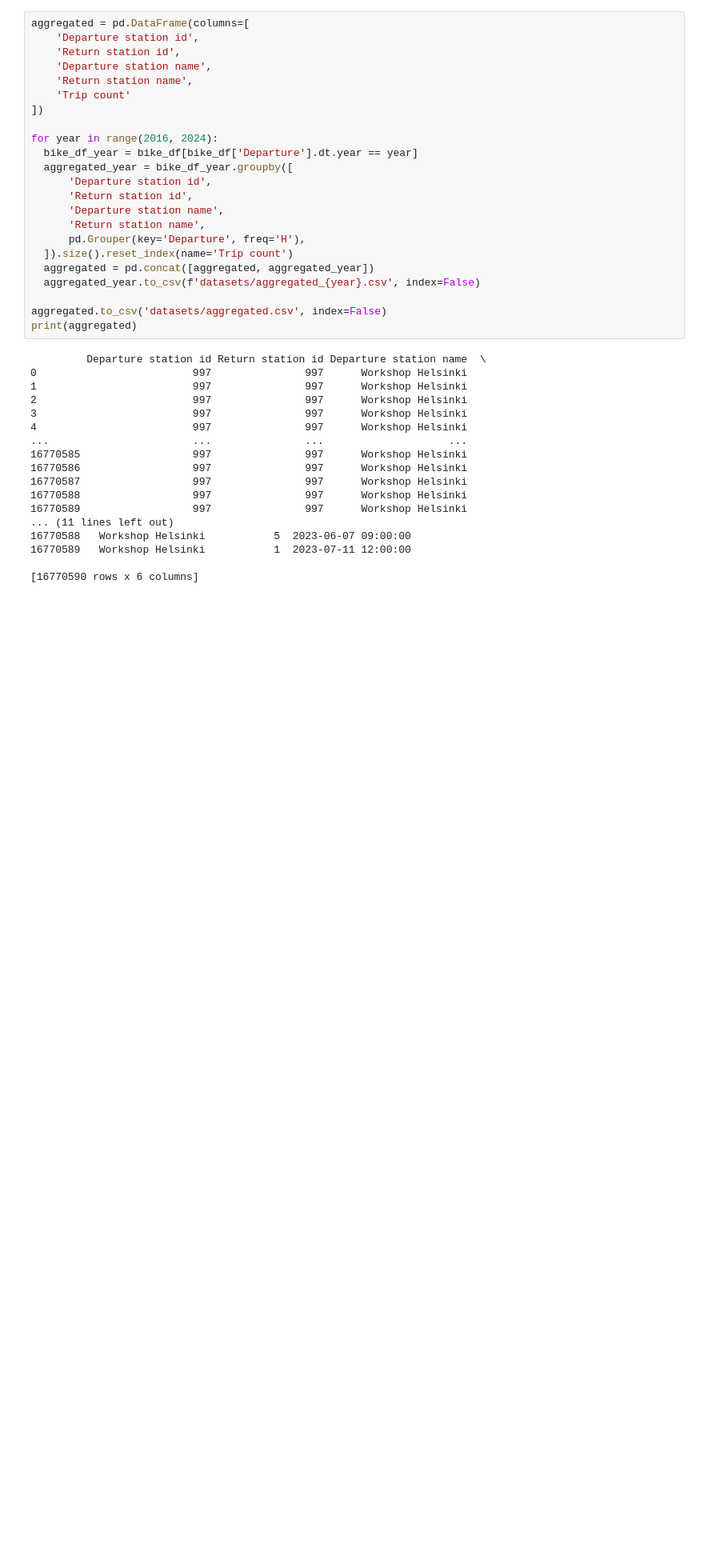
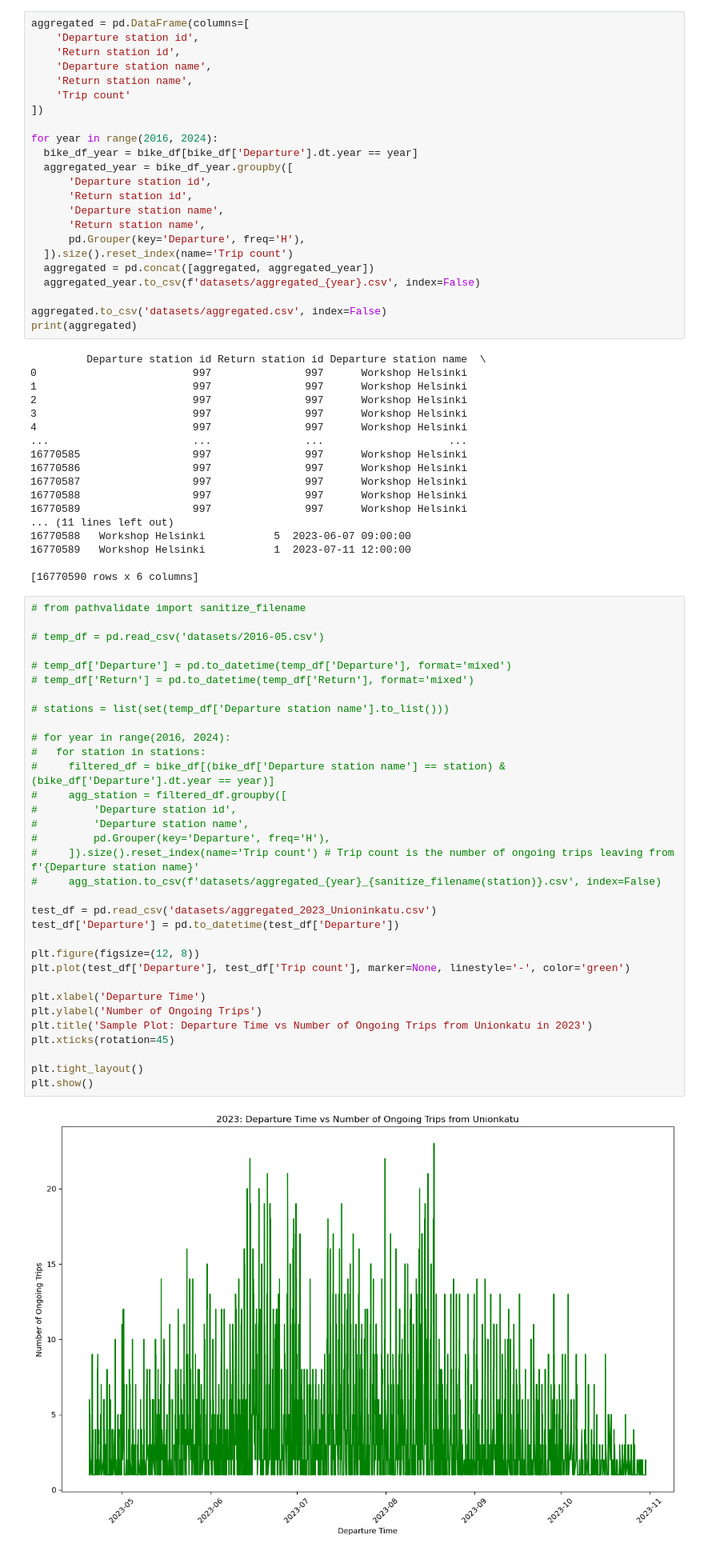
Before and after one commit to ElliotAtHelsinki/data-science-project, a Jupyter notebook: backend/main.ipynb, the cells around one changed output. Shown at 80% size. Cells and saved outputs as stored; diff of their text form; blank space fills up the shorter version.

```diff
--- a/backend/main.ipynb
+++ b/backend/main.ipynb
@@ -72,3 +73,38 @@ print(aggregated)
 16770589   Workshop Helsinki           1  2023-07-11 12:00:00
 
 [16770590 rows x 6 columns]
+# %%
+# from pathvalidate import sanitize_filename
+
+# temp_df = pd.read_csv('datasets/2016-05.csv')
+
+# temp_df['Departure'] = pd.to_datetime(temp_df['Departure'], format='mixed')
+# temp_df['Return'] = pd.to_datetime(temp_df['Return'], format='mixed')
+
+# stations = list(set(temp_df['Departure station name'].to_list()))
+
+# for year in range(2016, 2024):
+#   for station in stations:
+#     filtered_df = bike_df[(bike_df['Departure station name'] == station) & (bike_df['Departure'].dt.year == year)]
+#     agg_station = filtered_df.groupby([
+#         'Departure station id',
+#         'Departure station name',
+#         pd.Grouper(key='Departure', freq='H'),
+#     ]).size().reset_index(name='Trip count') # Trip count is the number of ongoing trips leaving from f'{Departure station name}'
+#     agg_station.to_csv(f'datasets/aggregated_{year}_{sanitize_filename(station)}.csv', index=False)
+
+test_df = pd.read_csv('datasets/aggregated_2023_Unioninkatu.csv')
+test_df['Departure'] = pd.to_datetime(test_df['Departure'])
+
+plt.figure(figsize=(12, 8))
+plt.plot(test_df['Departure'], test_df['Trip count'], marker=None, linestyle='-', color='green')
+
+plt.xlabel('Departure Time')
+plt.ylabel('Number of Ongoing Trips')
+plt.title('Sample Plot: Departure Time vs Number of Ongoing Trips from Unionkatu in 2023')
+plt.xticks(rotation=45)
+
+plt.tight_layout()
+plt.show()
+# %% [output]
+[figure, added]
```
Also changed, not shown: parts of 2 cells of this notebook, 1 other file.
